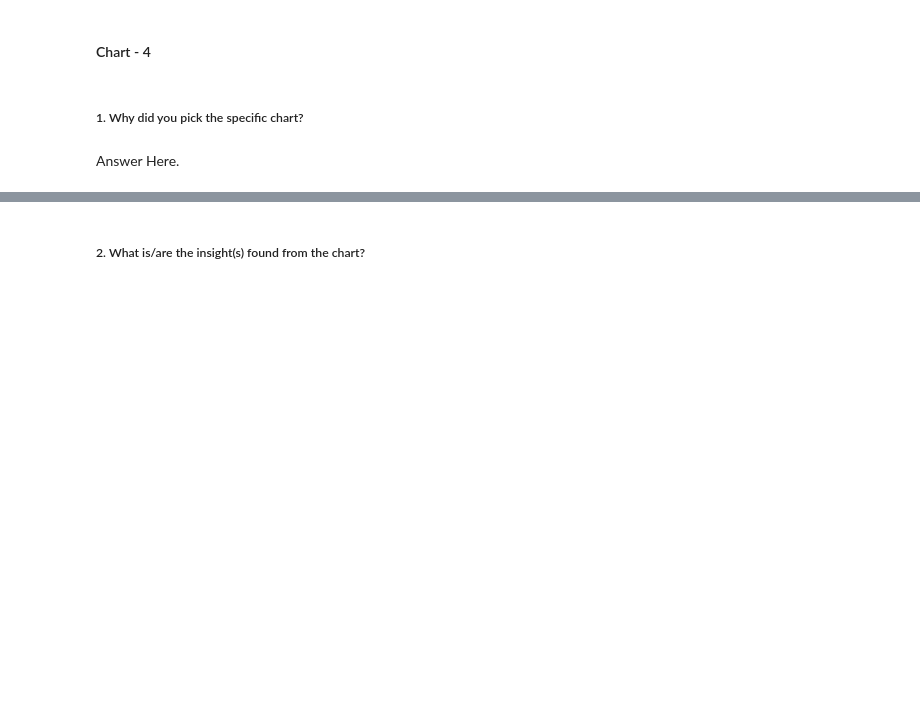
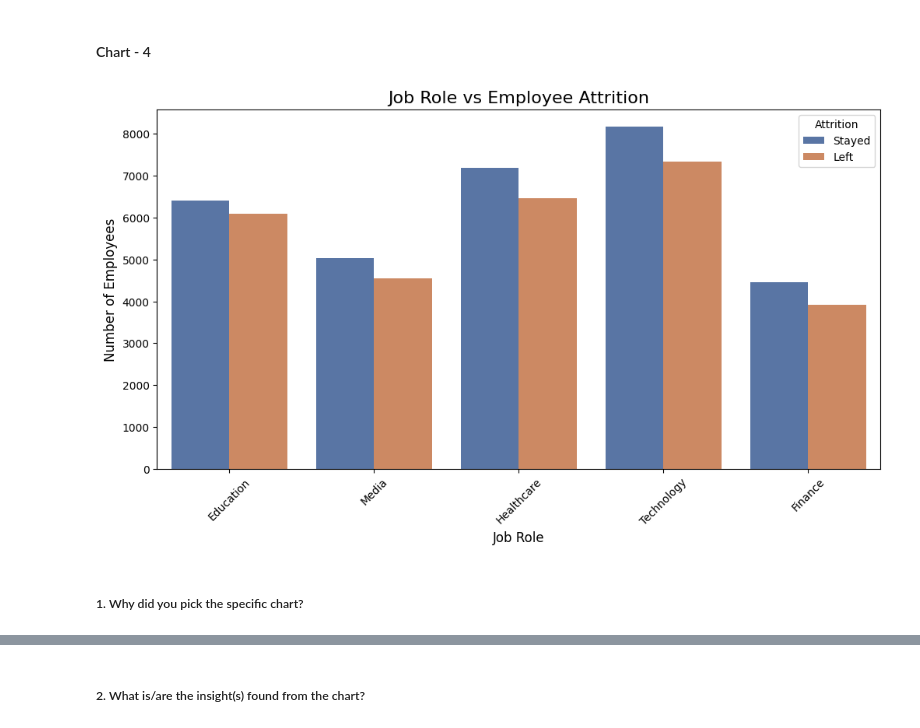
Before and after one commit to Sneha8126/Sneha-Sample-Classisfication--ML-Submission-Template, a Jupyter notebook: Sneha_Sample_Classisfication_ML_Submission_Template.ipynb, the cells around one changed output, grey strips where cells are left out. Cells and saved outputs as stored; diff of their text form; code cells hidden in the pictures; blank space fills up the shorter version.

```diff
--- a/Sneha_Sample_Classisfication_ML_Submission_Template.ipynb
+++ b/Sneha_Sample_Classisfication_ML_Submission_Template.ipynb
@@ -473,4 +471,21 @@ Are there any insights that lead to negative growth? Justify with specific reaso
+# %%
+# Chart - 4 visualization code
+plt.figure(figsize=(12,6))
+
+sns.countplot(
+    data=df,
+    x='Job Role',
+    hue='Attrition',
+    palette=['#4C72B0', '#DD8452']
+)
+
+plt.title('Job Role vs Employee Attrition', fontsize=16)
+plt.xlabel('Job Role', fontsize=12)
+plt.ylabel('Number of Employees', fontsize=12)
+plt.xticks(rotation=45)
+
+plt.show()
+# %% [output]
+[figure, added]
 # %% [markdown]
 ##### 1. Why did you pick the specific chart?
-# %% [markdown]
-Answer Here.
```
Also changed, not shown: parts of 7 cells of this notebook.
